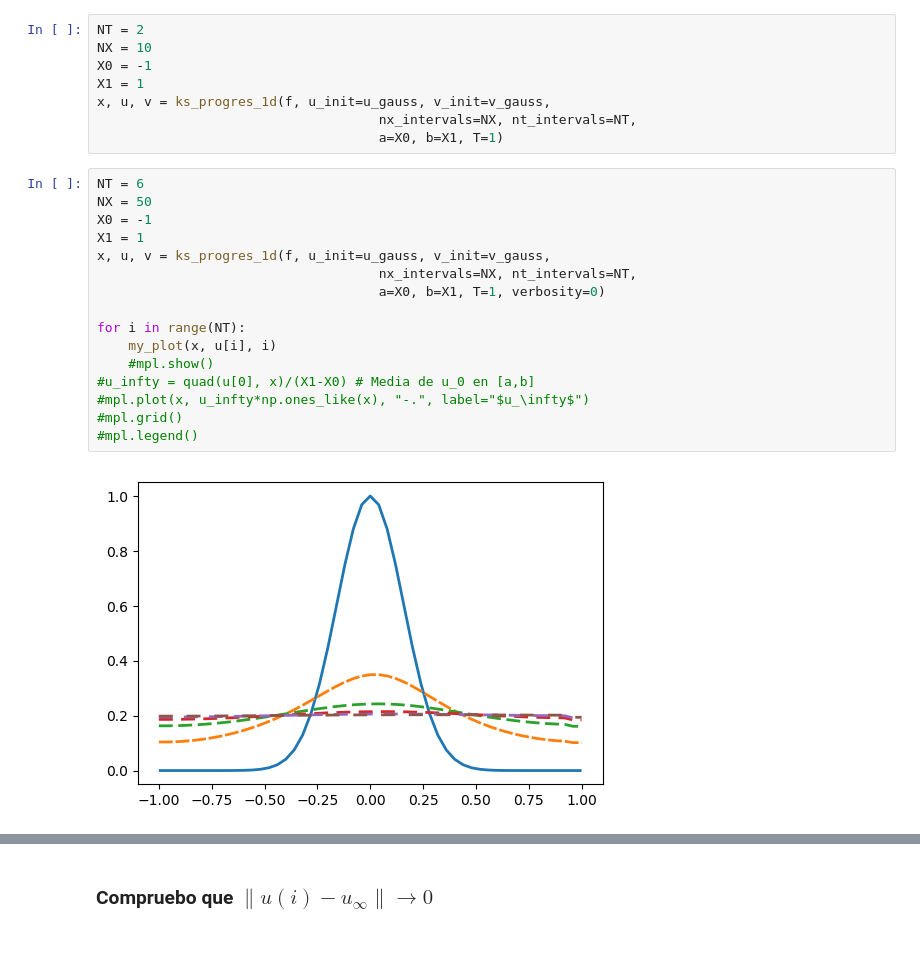
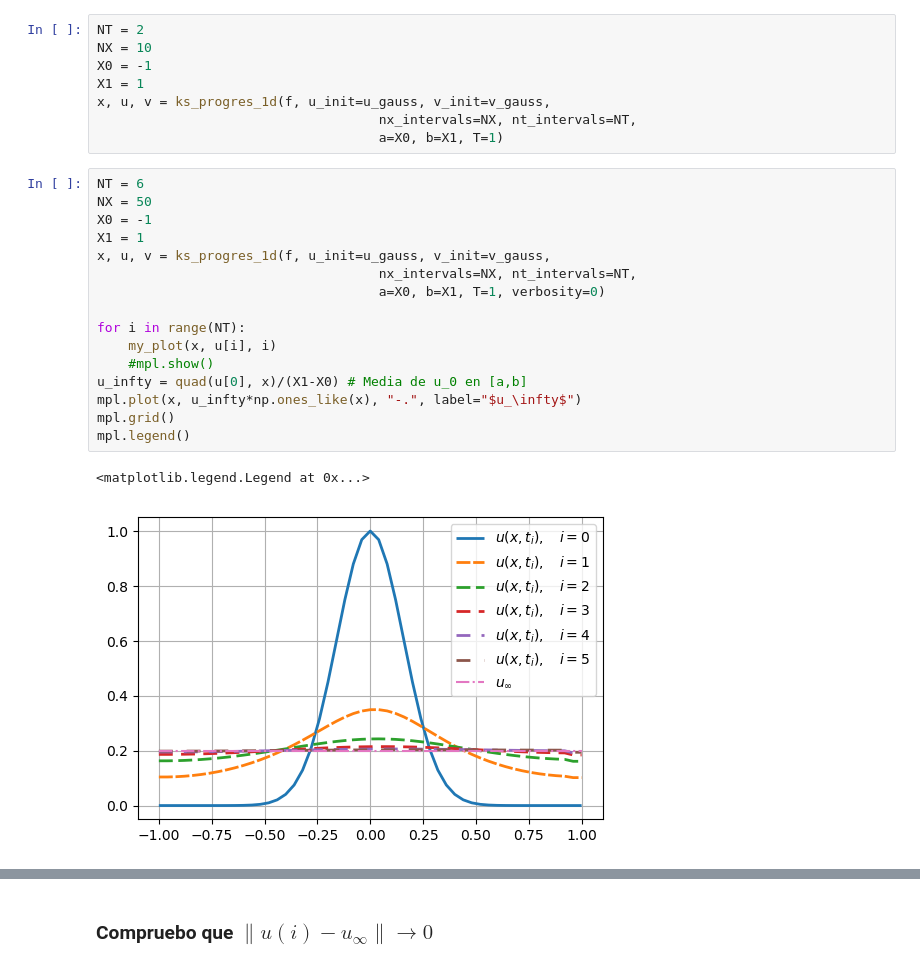
Before and after one commit to rrgalvan/keller-segel-schemes, a Jupyter notebook: Diferencias-finitas/Keller-Segel 1D-Caso3.ipynb, the cells around one changed output, grey strips where cells are left out. Cells and saved outputs as stored; diff of their text form.

```diff
--- a/Diferencias-finitas/Keller-Segel 1D-Caso3.ipynb
+++ b/Diferencias-finitas/Keller-Segel 1D-Caso3.ipynb
@@ -372,18 +372,19 @@ x, u, v = ks_progres_1d(f, u_init=u_gauss, v_init=v_gauss,
 # %%
 NT = 6
 NX = 50
 X0 = -1
 X1 = 1
 x, u, v = ks_progres_1d(f, u_init=u_gauss, v_init=v_gauss,
                                     nx_intervals=NX, nt_intervals=NT,
                                     a=X0, b=X1, T=1, verbosity=0)
 
 for i in range(NT):
     my_plot(x, u[i], i)
     #mpl.show()
-#u_infty = quad(u[0], x)/(X1-X0) # Media de u_0 en [a,b]
-#mpl.plot(x, u_infty*np.ones_like(x), "-.", label="$u_\infty$")
-#mpl.grid()
-#mpl.legend()
+u_infty = quad(u[0], x)/(X1-X0) # Media de u_0 en [a,b]
+mpl.plot(x, u_infty*np.ones_like(x), "-.", label="$u_\infty$")
+mpl.grid()
+mpl.legend()
 # %% [output]
+<matplotlib.legend.Legend at 0x...>
-[figure, old version]
+[figure, new version]
```
Also changed, not shown: parts of 11 cells of this notebook, 9 other files.
